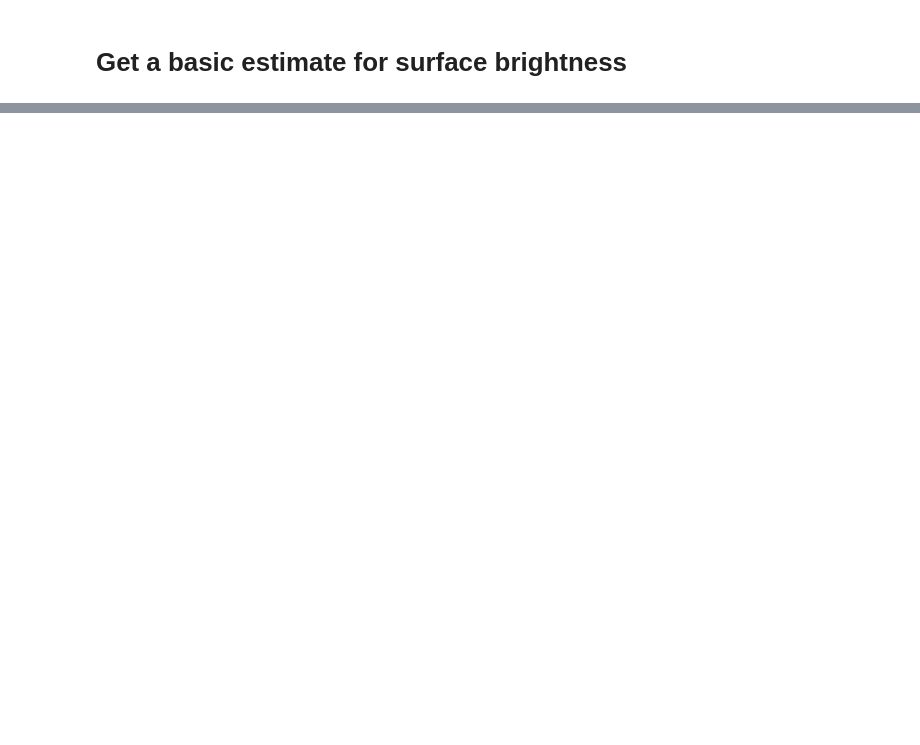
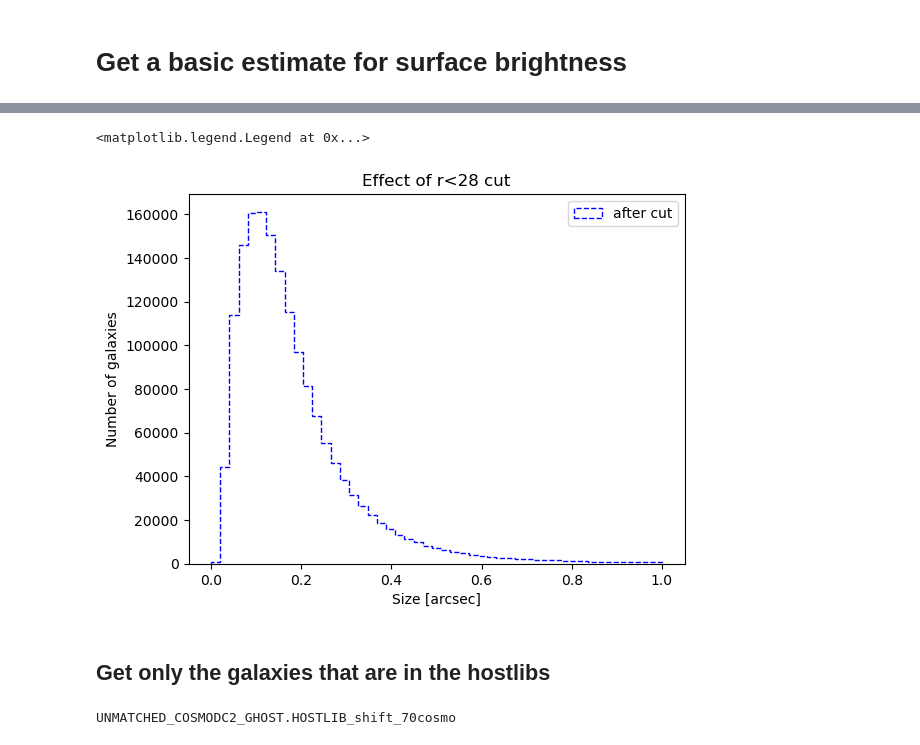
Before and after one commit to LSSTDESC/transient-host-sims, a Jupyter notebook: notebooks/SurfaceBrightness.ipynb, the cells around one changed output, grey strips where cells are left out. Cells and saved outputs as stored; diff of their text form; code cells hidden in the pictures; blank space fills up the shorter version.

```diff
--- a/notebooks/SurfaceBrightness.ipynb
+++ b/notebooks/SurfaceBrightness.ipynb
@@ -41,0 +87,12 @@ Text(0.5, 0, 'Surface brightness [mag/arcsec^2]')
+# %%
+plt.hist(size_filt.value, label='after cut',bins=np.linspace(0,1,50), fill=False, linestyle='dashed', histtype='step', color='blue')
+
+plt.title("Effect of r<28 cut")
+plt.xlabel("Size [arcsec]")
+plt.ylabel("Number of galaxies")
+plt.legend()
+# %% [output]
+<matplotlib.legend.Legend at 0x...>
+[figure, added]
+# %% [markdown]
+## Get only the galaxies that are in the hostlibs
@@ -41,0 +101,7 @@ Text(0.5, 0, 'Surface brightness [mag/arcsec^2]')
+# %%
+for file in os.listdir(hostlib_path):
+    if "UNMATCHED" in file and file.endswith("70cosmo"):
+        print(file)
+        hostlib = pd.read_csv(hostlib_path+file, sep=' ', header=17)
+# %% [output]
+UNMATCHED_COSMODC2_GHOST.HOSTLIB_shift_70cosmo
```
Also changed, not shown: parts of 22 cells of this notebook.
